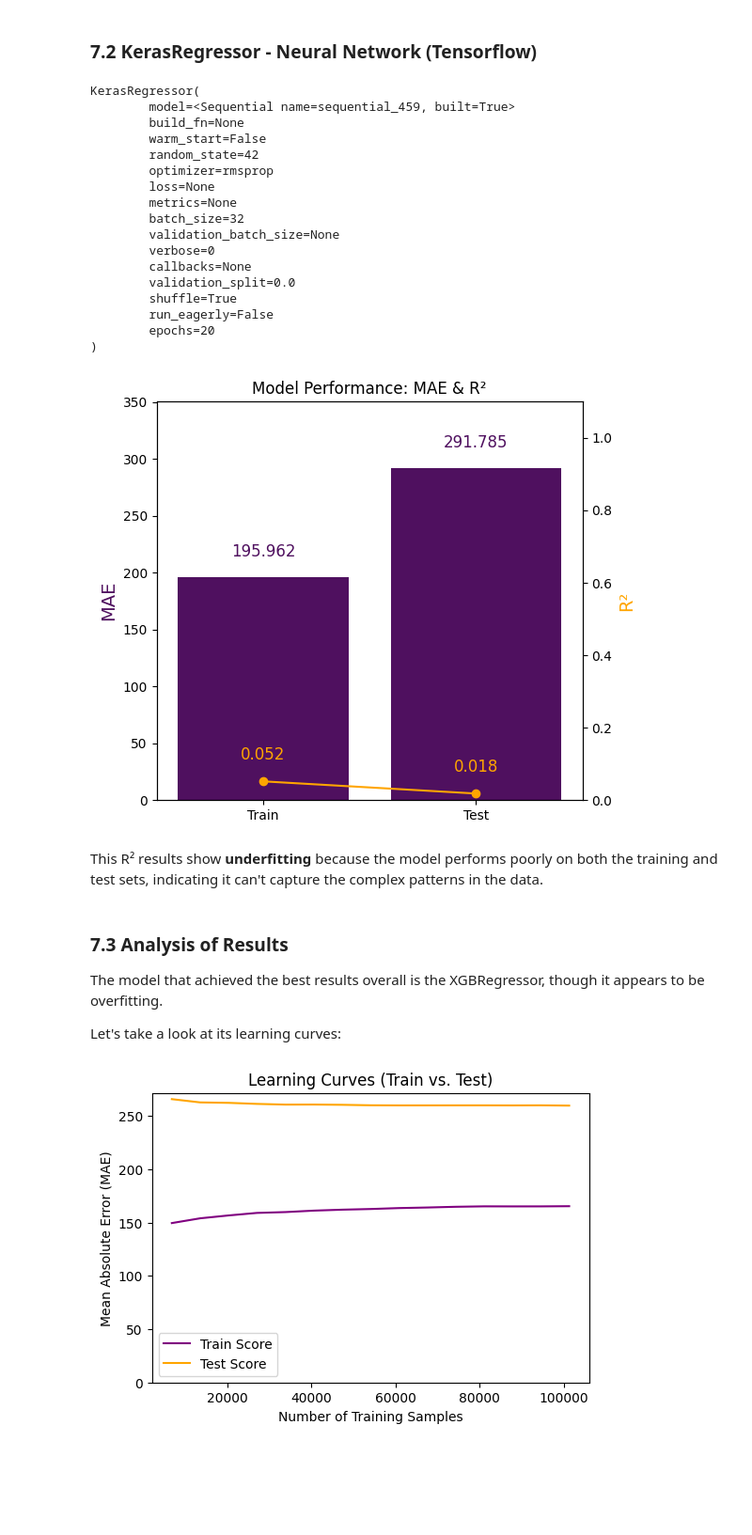
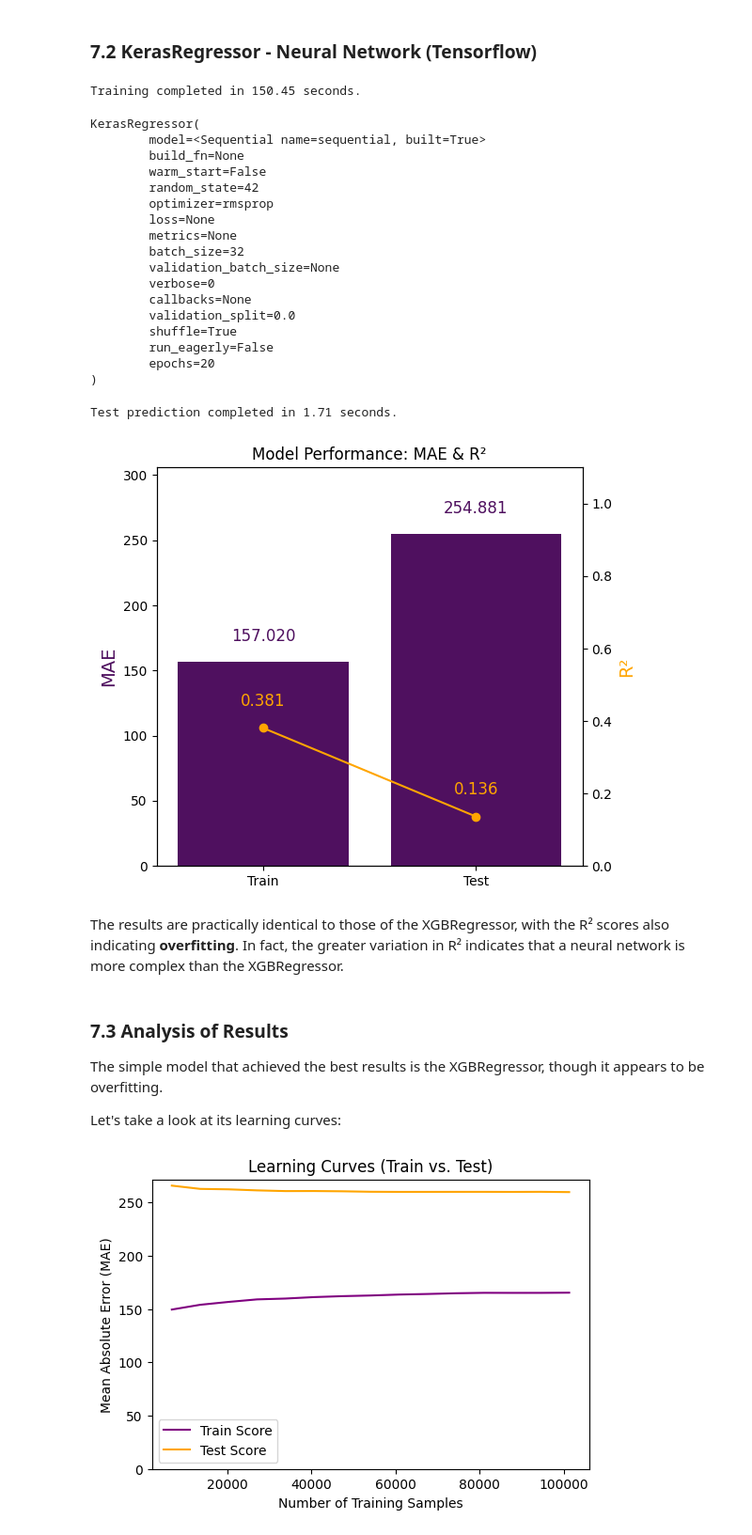
Before and after one commit to albert-ce/kaggle-chess-evaluations, a Jupyter notebook: Kaggle - Chess Evaluations.ipynb, the cells around one changed output. Shown at 94% size. Cells and saved outputs as stored; diff of their text form; code cells hidden in the pictures; blank space fills up the shorter version.

Commit message:
Fixed NN results + Updated README

```diff
--- a/Kaggle - Chess Evaluations.ipynb
+++ b/Kaggle - Chess Evaluations.ipynb
@@ -1571,10 +1574,14 @@ First, let's define some useful functions to plot the results:
 # %%
 import matplotlib.pyplot as plt
 from sklearn.metrics import mean_absolute_error, r2_score
+from time import time
 
 def plot_model_mae_r2(model, X_train, y_train, X_test, y_test):
     y_train_pred = model.predict(X_train)
+    start = time()
     y_test_pred = model.predict(X_test)
+    pred_time = time() - start
+    print(f"Test prediction completed in {pred_time:.2f} seconds.")
 
     mae_train = mean_absolute_error(y_train, y_train_pred)
     mae_test = mean_absolute_error(y_test, y_test_pred)
@@ -1604,6 +1611,8 @@ def plot_model_mae_r2(model, X_train, y_train, X_test, y_test):
 
     plt.tight_layout()
     plt.show()
+
+    return pred_time
 
 def plot_learning_curve(model, score, X_train, y_train, X_test, y_test, steps=10, score_name='Prediction Score'):
     train_list, test_list = [], []
@@ -1680,6 +1696,12 @@ The difference between the R² values in the training and test sets suggests tha
 ### 7.2 KerasRegressor - Neural Network (Tensorflow)
 # %%
 from scikeras.wrappers import KerasRegressor
+from sklearn.preprocessing import RobustScaler
+from time import time
+
+scaler = RobustScaler()
+X_train_scaled = scaler.fit_transform(X_train)
+X_test_scaled = scaler.transform(X_test)
 
 params_nn = {
     'learning_rate': 0.0033747526048801685,
@@ -1688,35 +1710,41 @@ params_nn = {
 }
 
 nn = KerasRegressor(model=neural_network(**params_nn), epochs=20, batch_size=32, verbose=0, random_state=42)
-nn.fit(X_train, y_train)
+start = time()
+nn.fit(X_train_scaled, y_train)
+elapsed_time_nn = time() - start
+print(f"Training completed in {elapsed_time_nn:.2f} seconds.")
+nn
 # %% [output]
-KerasRegressor(
-        model=<Sequential name=sequential_459, built=True>
-        build_fn=None
-        warm_start=False
-        random_state=42
-        optimizer=rmsprop
-        loss=None
-        metrics=None
-        batch_size=32
-        validation_batch_size=None
-        verbose=0
-        callbacks=None
-        validation_split=0.0
-        shuffle=True
-        run_eagerly=False
-        epochs=20
-)
+Training completed in 150.45 seconds.
+KerasRegressor(
+        model=<Sequential name=sequential, built=True>
+        build_fn=None
+        warm_start=False
+        random_state=42
+        optimizer=rmsprop
+        loss=None
+        metrics=None
+        batch_size=32
+        validation_batch_size=None
+        verbose=0
+        callbacks=None
+        validation_split=0.0
+        shuffle=True
+        run_eagerly=False
+        epochs=20
+)
 # %%
-plot_model_mae_r2(nn, X_train, y_train, X_test, y_test)
+pred_time_nn = plot_model_mae_r2(nn, X_train_scaled, y_train, X_test_scaled, y_test)
 # %% [output]
+Test prediction completed in 1.71 seconds.
-[figure, old version]
+[figure, new version]
-# %% [markdown]
-This R² results show **underfitting** because the model performs poorly on both the training and test sets, indicating it can't capture the complex patterns in the data.
+# %% [markdown]
+The results are practically identical to those of the XGBRegressor, with the R² scores also indicating **overfitting**. In fact, the greater variation in R² indicates that a neural network is more complex than the XGBRegressor.
 # %% [markdown]
 ### 7.3 Analysis of Results
 
-The model that achieved the best results overall is the XGBRegressor, though it appears to be overfitting.
+The simple model that achieved the best results is the XGBRegressor, though it appears to be overfitting.
 
 Let's take a look at its learning curves:
 # %%
```
Also changed, not shown: parts of 16 cells of this notebook, 2 other files.
